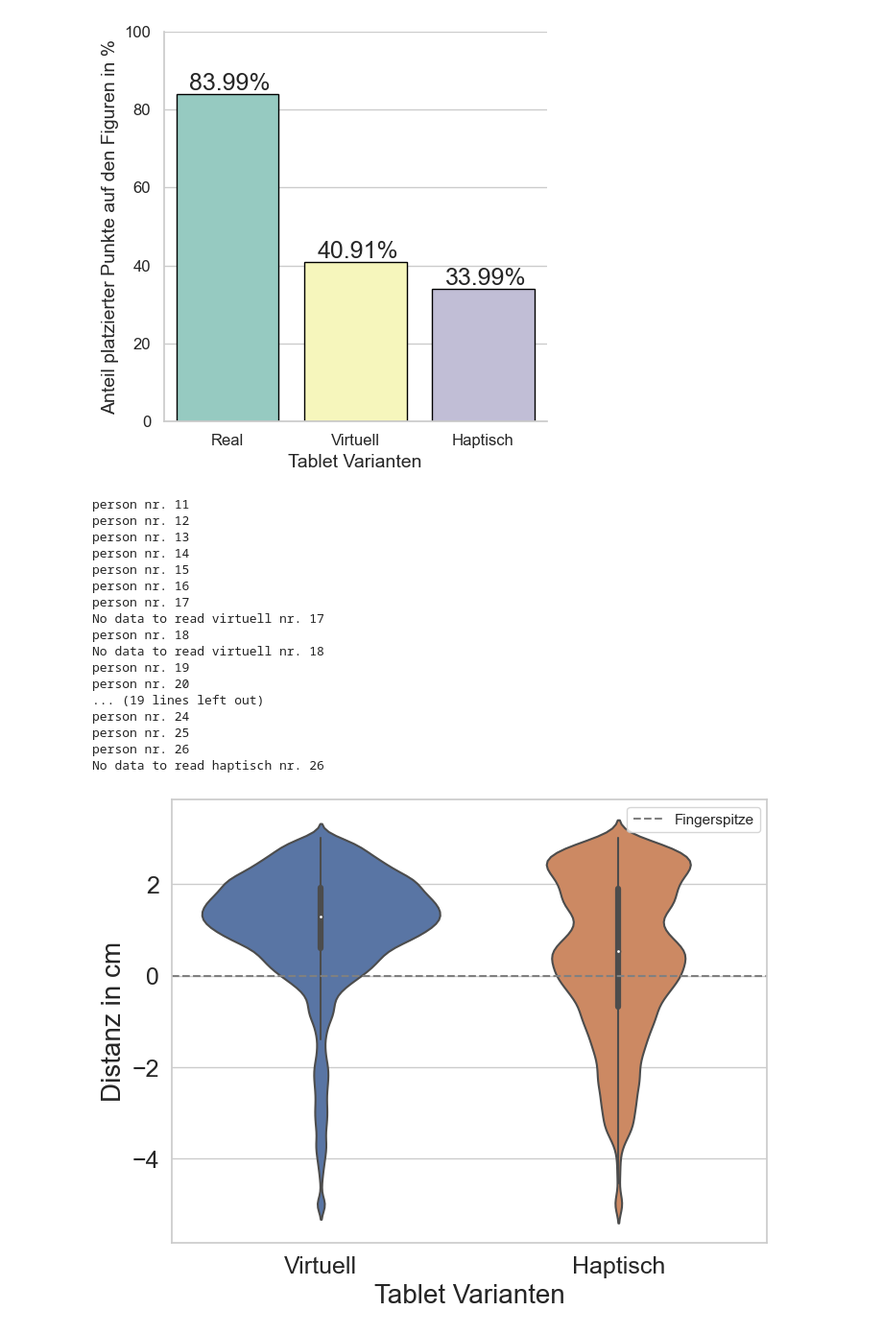
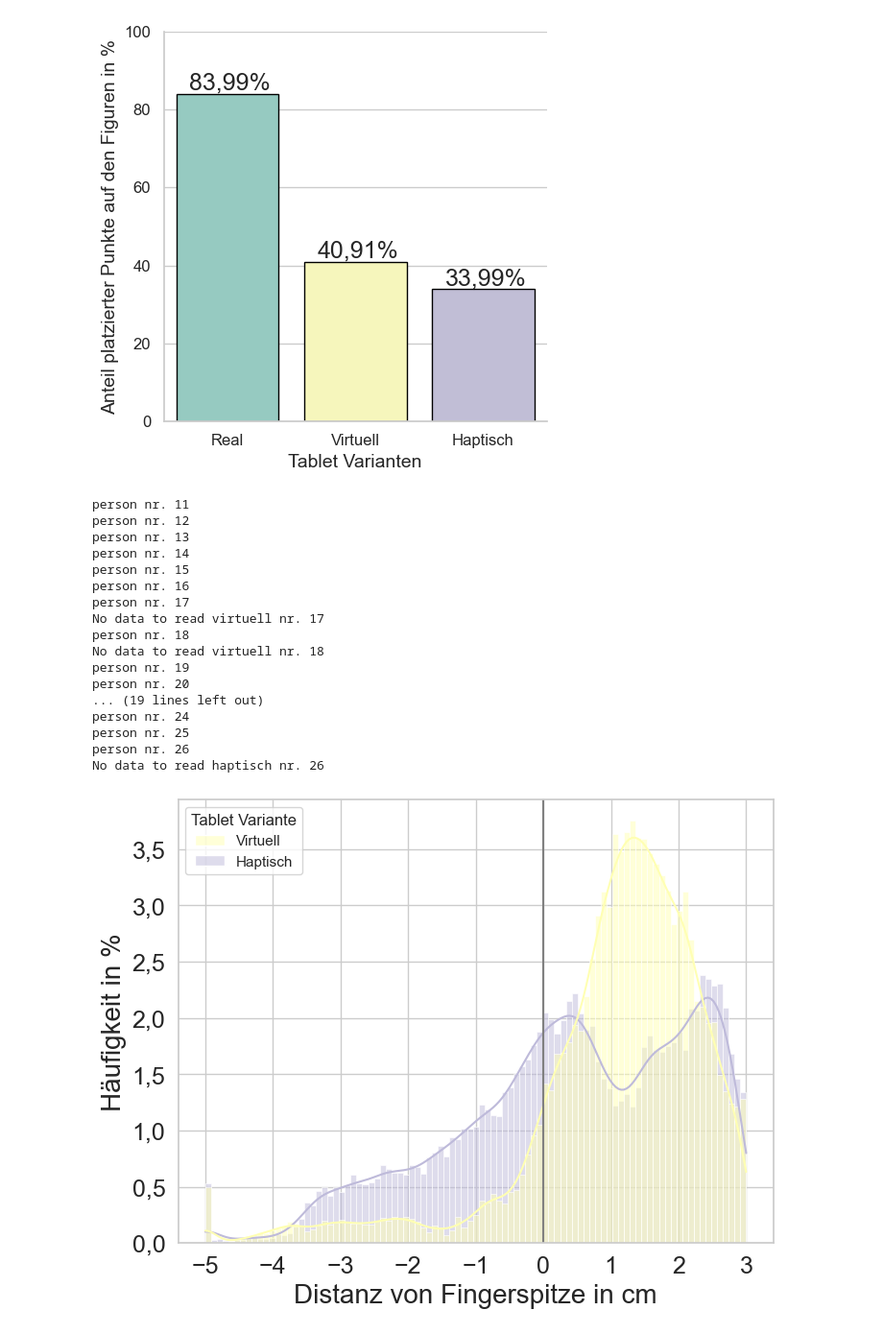
Before and after one commit to bkoern/Masterarbeit, a Jupyter notebook: Skripte/VisualizeStaticTest.ipynb, the cells around one changed output. Shown: that part at 96% size. Saved outputs shown, nothing was run; the diff lists cells and outputs as text; code cells hidden in the pictures.

```diff
--- a/Skripte/VisualizeStaticTest.ipynb
+++ b/Skripte/VisualizeStaticTest.ipynb
@@ -354,10 +354,14 @@ import os
 import pandas as pd
 import seaborn as sns
 import matplotlib.pyplot as plt
+from matplotlib.ticker import FuncFormatter
 
 fontsizeHeader = 22
 fontsizeLabel = 20
 fontsize = 18
+
+def deutsch_format(x, pos):
+    return str(x).replace('.', ',')
 
 def depthOfCollision(type):
 
@@ -383,42 +387,46 @@ def depthOfCollision(type):
 data_virt = depthOfCollision('virtuell')
 data_hapt = depthOfCollision('haptisch')
 
-data_hapt['Dataset'] = 'Haptisch'
-data_virt['Dataset'] = 'Virtuell'
+data_hapt['Tablet Variante'] = 'Haptisch'
+data_virt['Tablet Variante'] = 'Virtuell'
 
 # Zusammenführen der DataFrames
 combined_data = pd.concat([data_virt, data_hapt])
 
 # Boxplot erstellen
 plt.figure(figsize=(8, 6))
-sns.violinplot(x='Dataset', y='distance', data=combined_data)
+custom_palette = sns.color_palette("Set3", 3)[1:3]
+#sns.violinplot(x='Dataset', y='distance', data=combined_data, palette=custom_palette)
+ax = sns.histplot(x='distance', hue='Tablet Variante', kde=True, data=combined_data, palette=custom_palette, stat='percent', common_norm=False)
 
-plt.axhline(y=0, color='gray', linestyle='--', label='Fingerspitze')
+plt.axvline(x=0, color='gray', linestyle='-')
 # Plot anzeigen
-plt.xlabel('Tablet Varianten',fontsize=fontsizeLabel)
-plt.ylabel('Distanz in cm',fontsize=fontsizeLabel)
+plt.ylabel('Häufigkeit in %', fontsize=fontsizeLabel)
+plt.xlabel('Distanz von Fingerspitze in cm', fontsize=fontsizeLabel)
 plt.xticks(fontsize=fontsize)
 plt.yticks(fontsize=fontsize)
+#ax.xaxis.set_major_formatter(FuncFormatter(deutsch_format))
+ax.yaxis.set_major_formatter(FuncFormatter(deutsch_format))
+
 #plt.title('Distanz der Fingerspitze bei Bedienung',fontsize=fontsizeHeader)
-plt.legend()
 plt.savefig('../Visualisierungen/distance_interaction.png', dpi=300)
 plt.show()
 # %% [output]
 person nr. 11
 person nr. 12
 person nr. 13
 person nr. 14
 person nr. 15
 person nr. 16
 person nr. 17
 No data to read virtuell nr. 17
 person nr. 18
 No data to read virtuell nr. 18
 person nr. 19
 person nr. 20
 ... (19 lines left out)
 person nr. 24
 person nr. 25
 person nr. 26
 No data to read haptisch nr. 26
-[figure, old version]
+[figure, new version]
```
Also changed, not shown: parts of 1 cell of this notebook, 14 other files.
